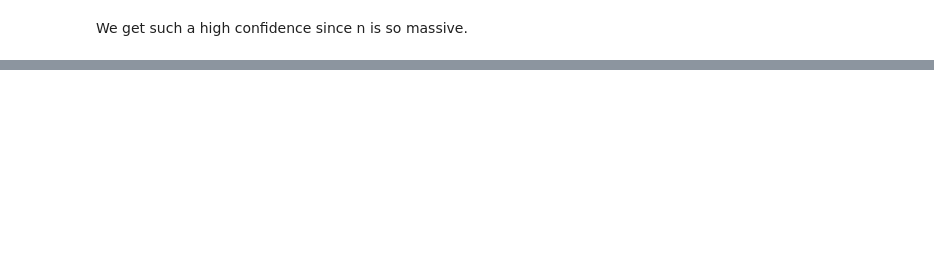
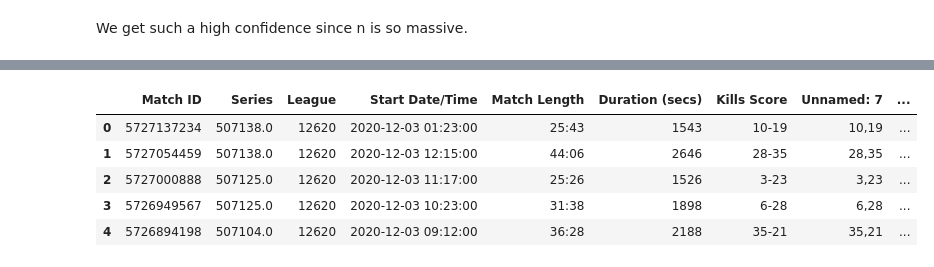
Before and after one commit to Hekkta/Dota-odds-analysis, a Jupyter notebook: Total kills.ipynb, the cells around one changed output, grey strips where cells are left out. Drawn from its saved outputs; the diff is of its cells as text; code cells hidden in the pictures; blank space fills up the shorter version.

```diff
--- a/Total kills.ipynb
+++ b/Total kills.ipynb
@@ -84,0 +135,18 @@ We get such a high confidence since n is so massive.
+# %%
+#Add in the new matches csv file
+df_new = pd.read_csv('Matches2.csv')
+
+#Change the date time column to date/time format
+df_new['Start Date/Time'] = df_new['Start Date/Time'].apply(lambda x: datetime.strptime(x, '%d %b %Y %H:%M'))
+
+#Only consider the games ince 27/11/20
+df_new = df_new[df_new['Start Date/Time'] > datetime.strptime('27/11/20', '%d/%m/%y')]
+
+df_new.head()
+# %% [output]
+|  | Match ID | Series | League | Start Date/Time | Match Length | Duration (secs) | Kills Score | Unnamed: 7 | ... |
+| 0 | 5727137234 | 507138.0 | 12620 | 2020-12-03 01:23:00 | 25:43 | 1543 | 10-19 | 10,19 | ... |
+| 1 | 5727054459 | 507138.0 | 12620 | 2020-12-03 12:15:00 | 44:06 | 2646 | 28-35 | 28,35 | ... |
+| 2 | 5727000888 | 507125.0 | 12620 | 2020-12-03 11:17:00 | 25:26 | 1526 | 3-23 | 3,23 | ... |
+| 3 | 5726949567 | 507125.0 | 12620 | 2020-12-03 10:23:00 | 31:38 | 1898 | 6-28 | 6,28 | ... |
+| 4 | 5726894198 | 507104.0 | 12620 | 2020-12-03 09:12:00 | 36:28 | 2188 | 35-21 | 35,21 | ... |
```
Also changed, not shown: parts of 15 cells of this notebook, 1 other file.
